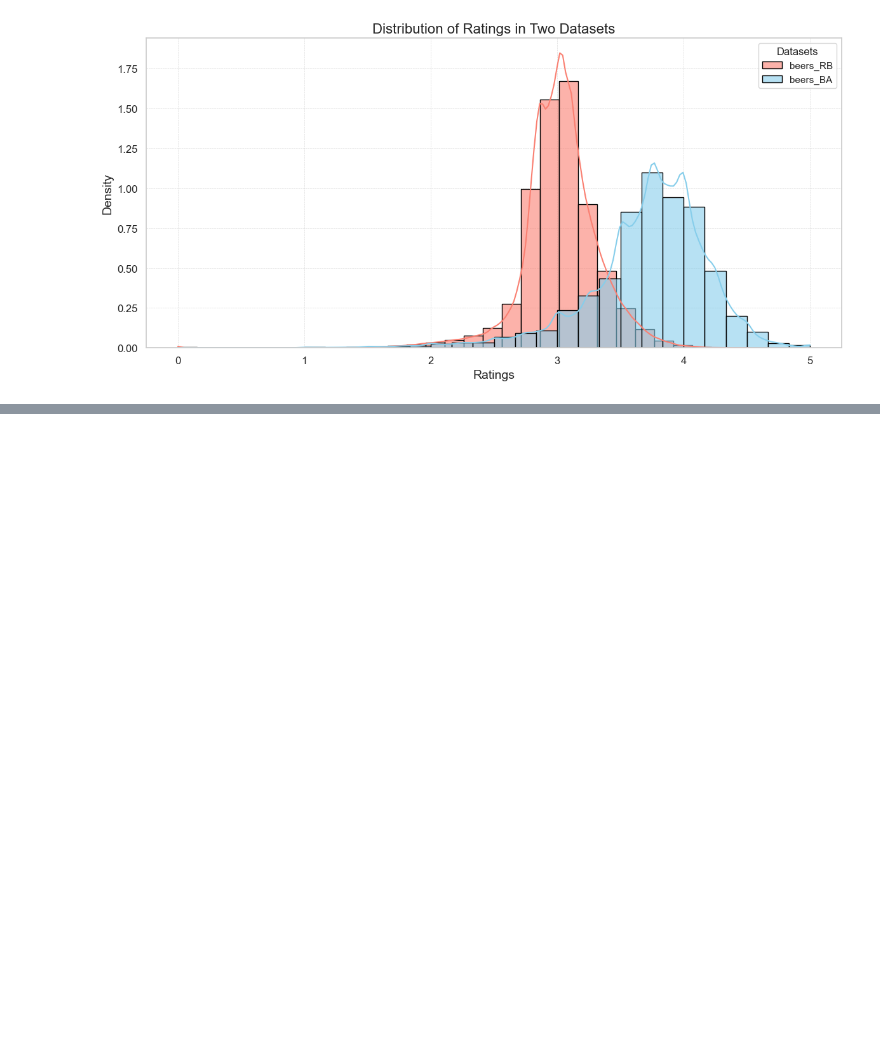
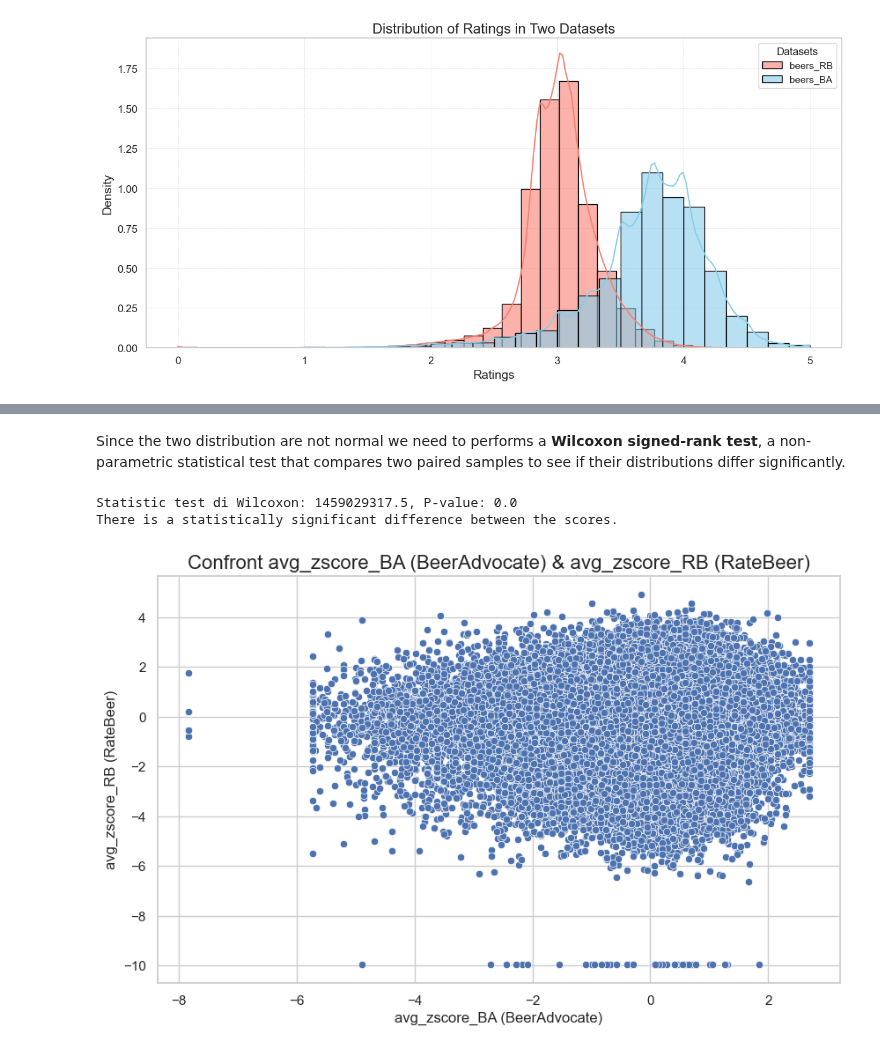
Before and after one commit to epfl-ada/ada-2024-project-mediterranean, a Jupyter notebook: data_preprocessing.ipynb, the cells around one changed output, grey strips where cells are left out. Drawn from its saved outputs; the diff is of its cells as text; code cells hidden in the pictures; blank space fills up the shorter version.

```diff
--- a/data_preprocessing.ipynb
+++ b/data_preprocessing.ipynb
@@ -159,0 +213,51 @@ plt.show()
+# %% [markdown]
+Since the two distribution are not normal we need to performs a **Wilcoxon signed-rank test**,
+a non-parametric statistical test that compares two paired samples to see if their distributions differ significantly.
+# %%
+from scipy.stats import wilcoxon
+
+def p_value_eval(p_value):
+    if p_value < 0.05:
+        print("There is a statistically significant difference between the scores.")
+    else:
+        print("it does not find a significant difference.")
+
+# Since the Wilcoxon test requires that the two series have the same length, the minimum length between the two series is found.
+min_length = min(len(avg_BA), len(avg_RB))
+avg_BA = avg_BA[:min_length]
+avg_RB = avg_RB[:min_length]
+
+stat, p_value = wilcoxon(avg_BA, avg_RB)
+print(f"Statistic test di Wilcoxon: {stat}, P-value: {p_value}")
+p_value_eval(p_value)
+# %% [output]
+Statistic test di Wilcoxon: 1459029317.5, P-value: 0.0
+There is a statistically significant difference between the scores.
+# %%
+def scale_zscore(series):
+    series = series.dropna()
+    mean_val = series.mean()
+    std_dev = series.std()
+    if std_dev == 0:
+        return series * 0
+    zscore_series = (series - mean_val) / std_dev
+
+    return zscore_series
+
+# Now, let's normalize the data by subtracting the mean and dividing by the standard deviation, and then check the distribution again
+beers_BA_copy['avg_zscore'] = scale_zscore(beers_BA_copy['avg'])
+beers_RB_copy['avg_zscore'] = scale_zscore(beers_RB_copy['avg'])
+
+df_combined = pd.merge(beers_BA_copy[['beer_id', 'avg_zscore']].rename(columns={'avg_zscore': 'avg_zscore_BA'}),
+                       beers_RB_copy[['beer_id', 'avg_zscore']].rename(columns={'avg_zscore': 'avg_zscore_RB'}),
+                       on='beer_id',
+                       how='inner')
+
+plt.figure(figsize=(10, 6))
+sns.scatterplot(x='avg_zscore_BA', y='avg_zscore_RB', data=df_combined)
+plt.title('Confront avg_zscore_BA (BeerAdvocate) & avg_zscore_RB (RateBeer)', fontsize=16)
+plt.xlabel('avg_zscore_BA (BeerAdvocate)', fontsize=12)
+plt.ylabel('avg_zscore_RB (RateBeer)', fontsize=12)
+plt.show()
+# %% [output]
+[figure, added]
```
Also changed, not shown: parts of 20 cells of this notebook.
